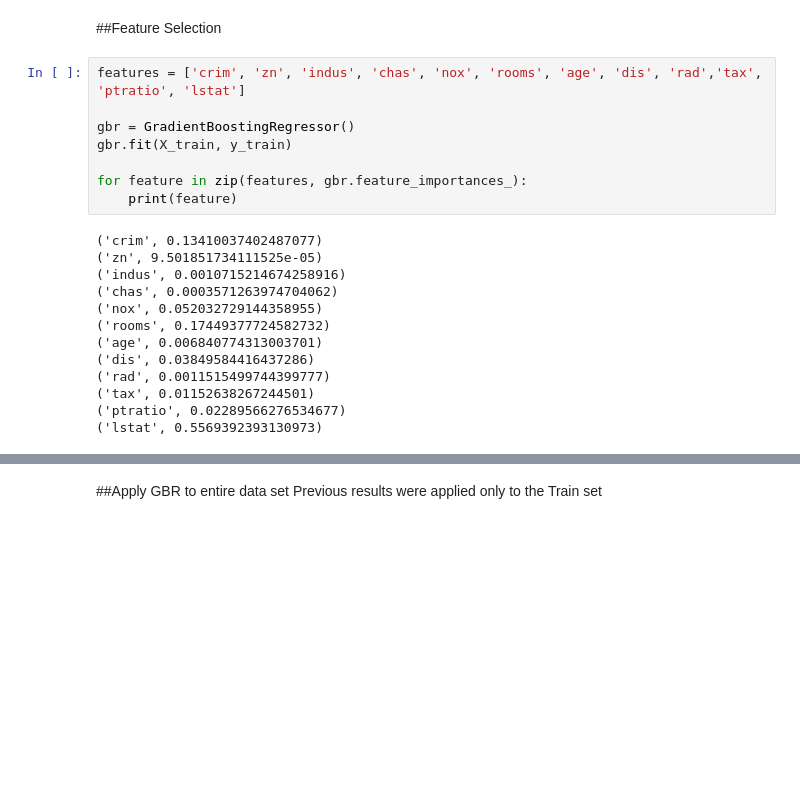
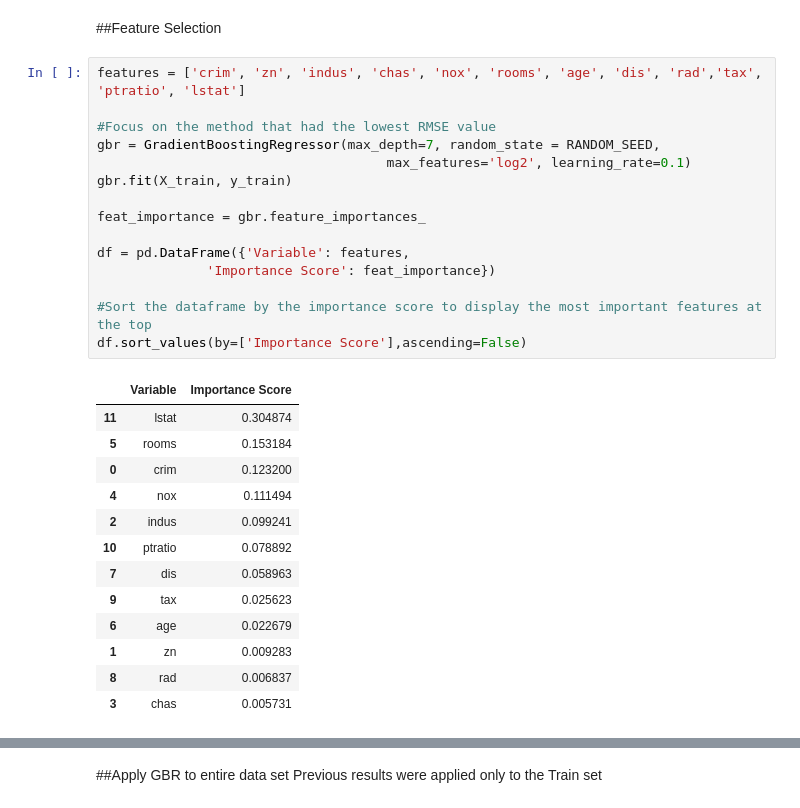
Before and after one commit to christophercallaghan2022/MSDS422, a Jupyter notebook: Assignment_4.ipynb, the cells around one changed output, grey strips where cells are left out. Saved outputs shown, nothing was run; the diff lists cells and outputs as text; blank space fills up the shorter version.

```diff
--- a/Assignment_4.ipynb
+++ b/Assignment_4.ipynb
@@ -831,25 +956,33 @@ Gradient Boosting    0.4453
 dtype: float64
 # %% [markdown]
 ##Feature Selection
-# %%
-features = ['crim', 'zn', 'indus', 'chas', 'nox', 'rooms', 'age', 'dis', 'rad','tax', 'ptratio', 'lstat']
-
-gbr = GradientBoostingRegressor()
-gbr.fit(X_train, y_train)
-
-for feature in zip(features, gbr.feature_importances_):
-    print(feature)
-# %% [output]
-('crim', 0.13410037402487077)
-('zn', 9.501851734111525e-05)
-('indus', 0.0010715214674258916)
-('chas', 0.0003571263974704062)
-('nox', 0.052032729144358955)
-('rooms', 0.17449377724582732)
-('age', 0.006840774313003701)
-('dis', 0.03849584416437286)
-('rad', 0.0011515499744399777)
-('tax', 0.01152638267244501)
-('ptratio', 0.02289566276534677)
-('lstat', 0.5569392393130973)
+# %%
+features = ['crim', 'zn', 'indus', 'chas', 'nox', 'rooms', 'age', 'dis', 'rad','tax', 'ptratio', 'lstat']
+
+#Focus on the method that had the lowest RMSE value
+gbr = GradientBoostingRegressor(max_depth=7, random_state = RANDOM_SEED,
+                                     max_features='log2', learning_rate=0.1)
+gbr.fit(X_train, y_train)
+
+feat_importance = gbr.feature_importances_
+
+df = pd.DataFrame({'Variable': features,
+              'Importance Score': feat_importance})
+
+#Sort the dataframe by the importance score to display the most important features at the top
+df.sort_values(by=['Importance Score'],ascending=False)
+# %% [output]
+|  | Variable | Importance Score |
+| 11 | lstat | 0.304874 |
+| 5 | rooms | 0.153184 |
+| 0 | crim | 0.123200 |
+| 4 | nox | 0.111494 |
+| 2 | indus | 0.099241 |
+| 10 | ptratio | 0.078892 |
+| 7 | dis | 0.058963 |
+| 9 | tax | 0.025623 |
+| 6 | age | 0.022679 |
+| 1 | zn | 0.009283 |
+| 8 | rad | 0.006837 |
+| 3 | chas | 0.005731 |
 # %%
```
Also changed, not shown: parts of 18 cells of this notebook.
